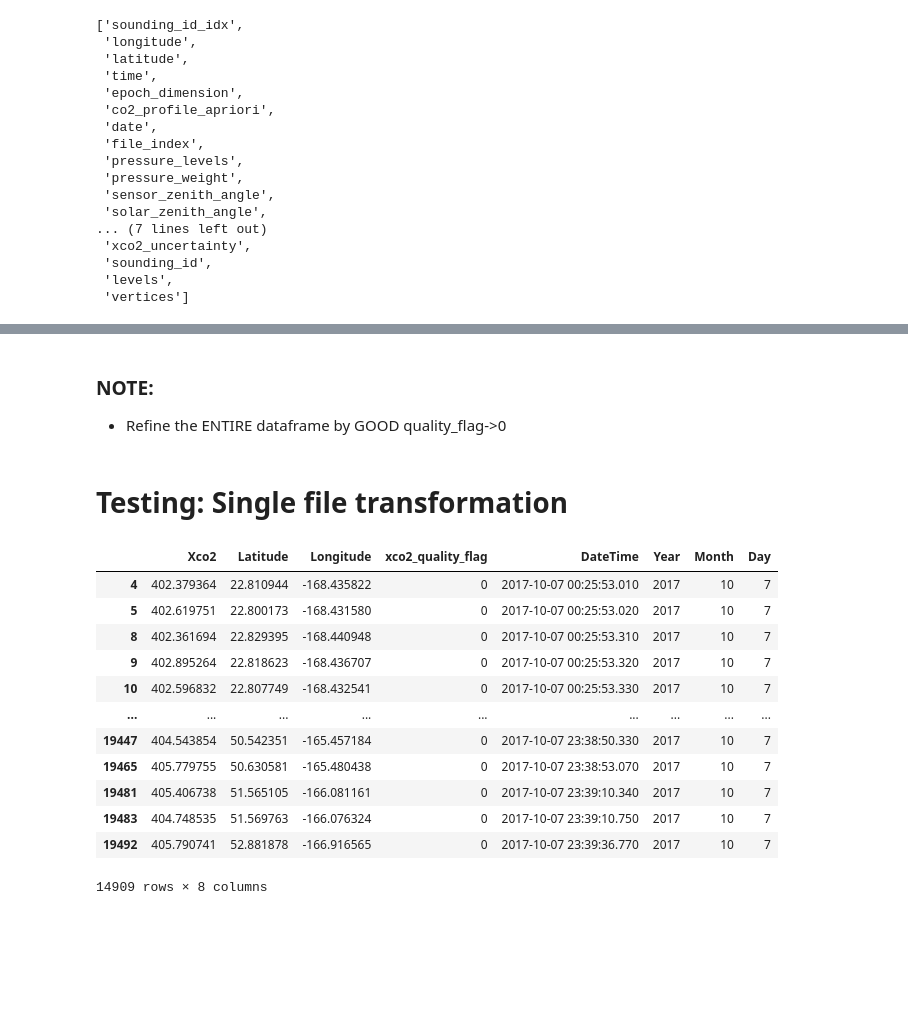
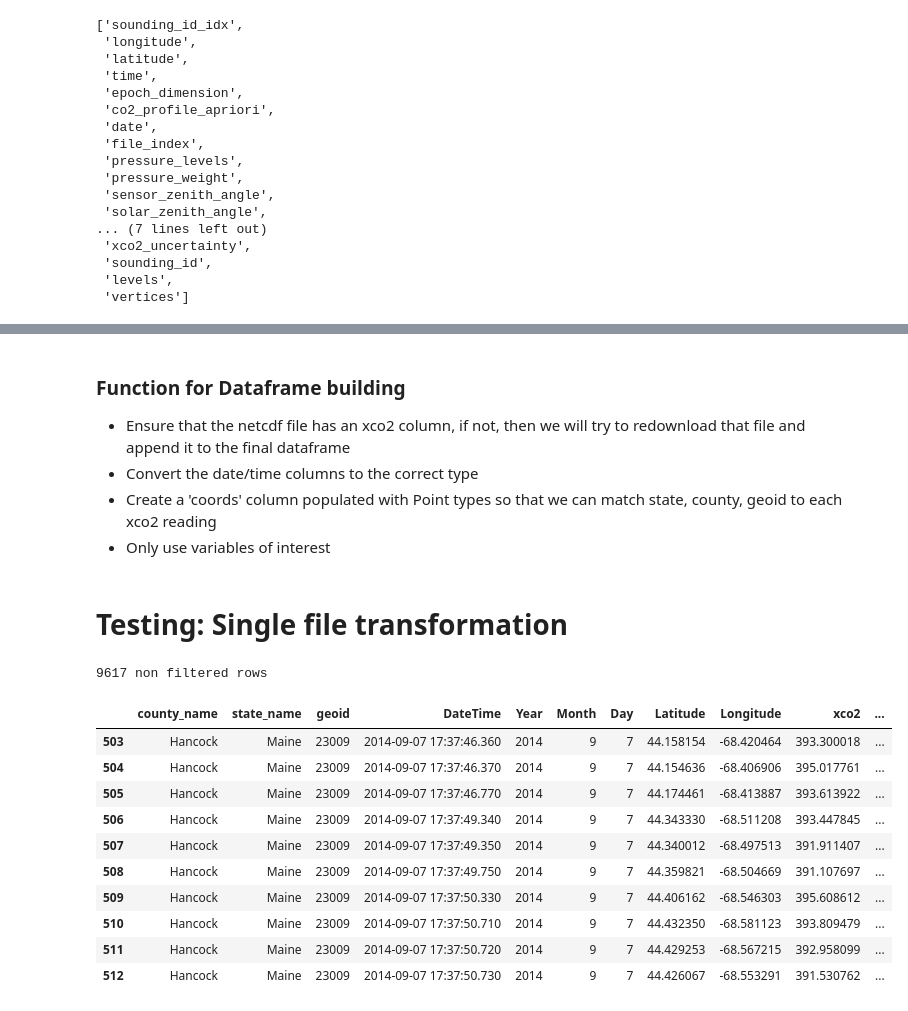
Before and after one commit to DanDryer/Team-Project---Practicum-6748, a Jupyter notebook: nasa_data/NASA_data_gather.ipynb, the cells around one changed output, grey strips where cells are left out. Saved outputs shown, nothing was run; the diff lists cells and outputs as text; code cells hidden in the pictures; blank space fills up the shorter version.

```diff
--- a/nasa_data/NASA_data_gather.ipynb
+++ b/nasa_data/NASA_data_gather.ipynb
@@ -138,8 +143,11 @@ list(df_xco2.variables.keys())
 def conv_date(d):
     return datetime.strptime(str(d), '%Y%m%d%H%M%S%f')
 # %% [markdown]
-### NOTE:
-- Refine the ENTIRE dataframe by GOOD quality_flag->0
+### Function for Dataframe building
+- Ensure that the netcdf file has an xco2 column, if not, then we will try to redownload that file and append it to the final dataframe
+- Convert the date/time columns to the correct type
+- Create a 'coords' column populated with Point types so that we can match state, county, geoid to each xco2 reading
+- Only use variables of interest
 # %%
 # FUNCTION to convert data
 
@@ -196,19 +203,21 @@ def convHdf(path_file, n=0):
 # %% [markdown]
 # Testing: Single file transformation
-# %%
-convHdf(file_names[1000])
-# %% [output]
-|  | Xco2 | Latitude | Longitude | xco2_quality_flag | DateTime | Year | Month | Day |
-| 4 | 402.379364 | 22.810944 | -168.435822 | 0 | 2017-10-07 00:25:53.010 | 2017 | 10 | 7 |
-| 5 | 402.619751 | 22.800173 | -168.431580 | 0 | 2017-10-07 00:25:53.020 | 2017 | 10 | 7 |
-| 8 | 402.361694 | 22.829395 | -168.440948 | 0 | 2017-10-07 00:25:53.310 | 2017 | 10 | 7 |
-| 9 | 402.895264 | 22.818623 | -168.436707 | 0 | 2017-10-07 00:25:53.320 | 2017 | 10 | 7 |
-| 10 | 402.596832 | 22.807749 | -168.432541 | 0 | 2017-10-07 00:25:53.330 | 2017 | 10 | 7 |
-| ... | ... | ... | ... | ... | ... | ... | ... | ... |
-| 19447 | 404.543854 | 50.542351 | -165.457184 | 0 | 2017-10-07 23:38:50.330 | 2017 | 10 | 7 |
-| 19465 | 405.779755 | 50.630581 | -165.480438 | 0 | 2017-10-07 23:38:53.070 | 2017 | 10 | 7 |
-| 19481 | 405.406738 | 51.565105 | -166.081161 | 0 | 2017-10-07 23:39:10.340 | 2017 | 10 | 7 |
-| 19483 | 404.748535 | 51.569763 | -166.076324 | 0 | 2017-10-07 23:39:10.750 | 2017 | 10 | 7 |
-| 19492 | 405.790741 | 52.881878 | -166.916565 | 0 | 2017-10-07 23:39:36.770 | 2017 | 10 | 7 |
-14909 rows × 8 columns
+# %%
+test=convHdf(file_names[1])
+
+print(len(test),"non filtered rows")
+display(test[:10])
+# %% [output]
+9617 non filtered rows
+|  | county_name | state_name | geoid | DateTime | Year | Month | Day | Latitude | Longitude | xco2 | ... |
+| 503 | Hancock | Maine | 23009 | 2014-09-07 17:37:46.360 | 2014 | 9 | 7 | 44.158154 | -68.420464 | 393.300018 | ... |
+| 504 | Hancock | Maine | 23009 | 2014-09-07 17:37:46.370 | 2014 | 9 | 7 | 44.154636 | -68.406906 | 395.017761 | ... |
+| 505 | Hancock | Maine | 23009 | 2014-09-07 17:37:46.770 | 2014 | 9 | 7 | 44.174461 | -68.413887 | 393.613922 | ... |
+| 506 | Hancock | Maine | 23009 | 2014-09-07 17:37:49.340 | 2014 | 9 | 7 | 44.343330 | -68.511208 | 393.447845 | ... |
+| 507 | Hancock | Maine | 23009 | 2014-09-07 17:37:49.350 | 2014 | 9 | 7 | 44.340012 | -68.497513 | 391.911407 | ... |
+| 508 | Hancock | Maine | 23009 | 2014-09-07 17:37:49.750 | 2014 | 9 | 7 | 44.359821 | -68.504669 | 391.107697 | ... |
+| 509 | Hancock | Maine | 23009 | 2014-09-07 17:37:50.330 | 2014 | 9 | 7 | 44.406162 | -68.546303 | 395.608612 | ... |
+| 510 | Hancock | Maine | 23009 | 2014-09-07 17:37:50.710 | 2014 | 9 | 7 | 44.432350 | -68.581123 | 393.809479 | ... |
+| 511 | Hancock | Maine | 23009 | 2014-09-07 17:37:50.720 | 2014 | 9 | 7 | 44.429253 | -68.567215 | 392.958099 | ... |
+| 512 | Hancock | Maine | 23009 | 2014-09-07 17:37:50.730 | 2014 | 9 | 7 | 44.426067 | -68.553291 | 391.530762 | ... |
 # %% [markdown]
```
Also changed, not shown: parts of 21 cells of this notebook, 1 other file.
